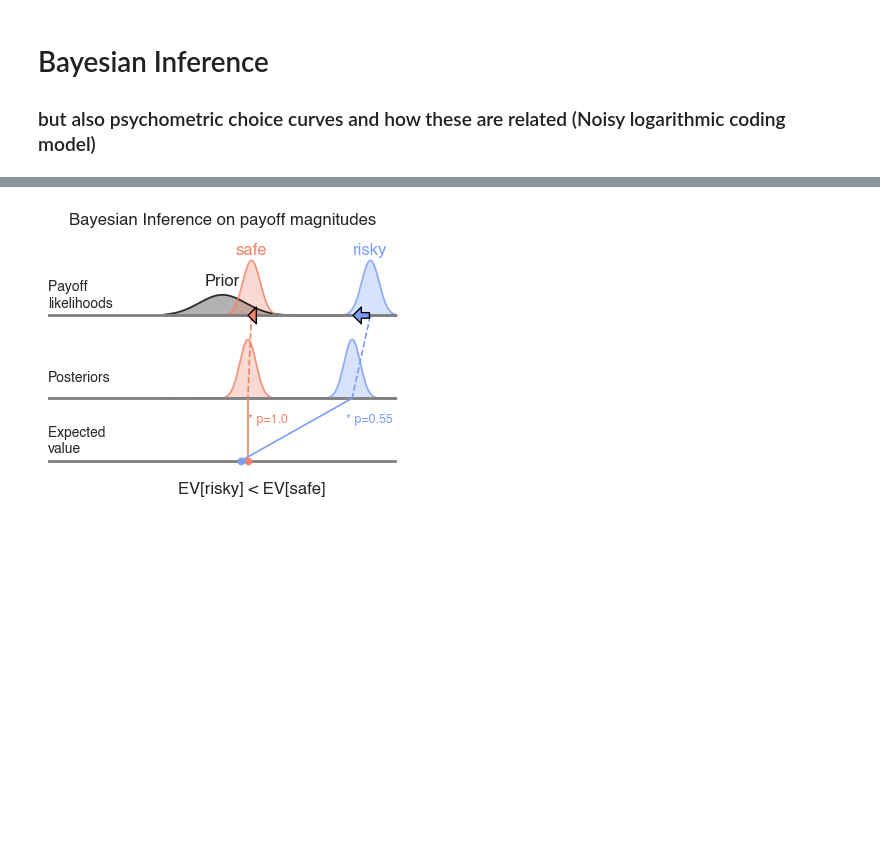
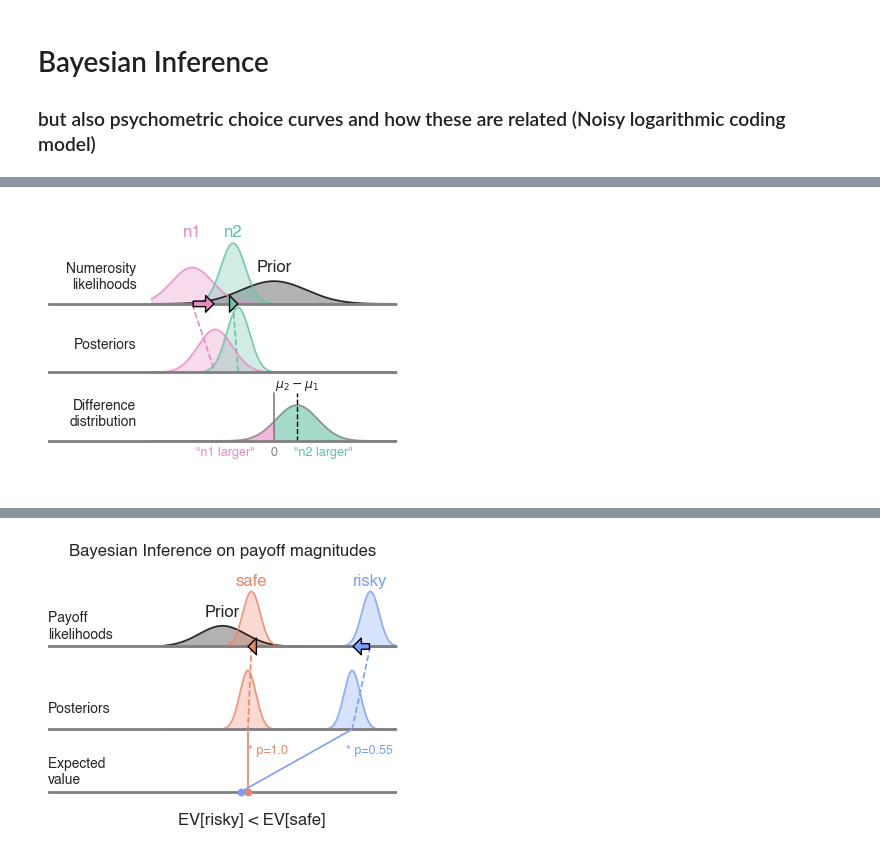
Before and after one commit to mrenke/numrisk, a Jupyter notebook: numrisk/behavior_magjudge/vis_bayInferenceProcess.ipynb, the cells around one changed output, grey strips where cells are left out. Saved outputs shown, nothing was run; the diff lists cells and outputs as text; code cells hidden in the pictures; blank space fills up the shorter version.

```diff
--- a/numrisk/behavior_magjudge/vis_bayInferenceProcess.ipynb
+++ b/numrisk/behavior_magjudge/vis_bayInferenceProcess.ipynb
@@ -128,0 +239,21 @@ plt.savefig(op.join(plot_folder, f'mag_bayInf_largeNumbers.pdf'), bbox_inches='t
+# %%
+sd_n1 = 0.5
+sd_n2 = sd_n1 * 0.6   # n2 encoded more precisely
+mu_prior, std_prior = 4., .8
+
+# small numerosities
+x = np.linspace(1, 7, 1000)
+mu_n1 = 2
+mu_n2 = 3
+mu_post_n1, sd_post_n1 = get_posterior(mu_n1, sd_n1, mu_prior, std_prior)
+mu_post_n2, sd_post_n2 = get_posterior(mu_n2, sd_n2, mu_prior, std_prior)
+
+fig, ax = plot_num_bayInf_diffDist(mu_prior, std_prior,
+                                   mu_n1, sd_n1,
+                                   mu_n2, sd_n2,
+                                   mu_post_n1, sd_post_n1,
+                                   mu_post_n2, sd_post_n2,
+                                   x, palette)
+plt.savefig(op.join(plot_folder_path, 'mag_bayInf_diffDist.pdf'), bbox_inches='tight')
+# %% [output]
+[figure, added]
```
Also changed, not shown: parts of 6 cells of this notebook, 2 other files.
